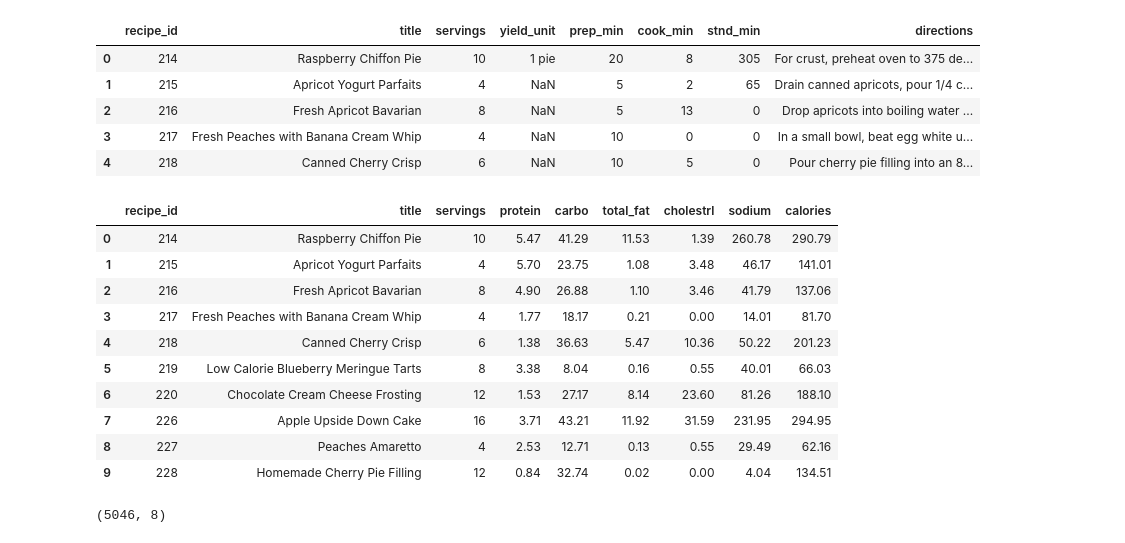
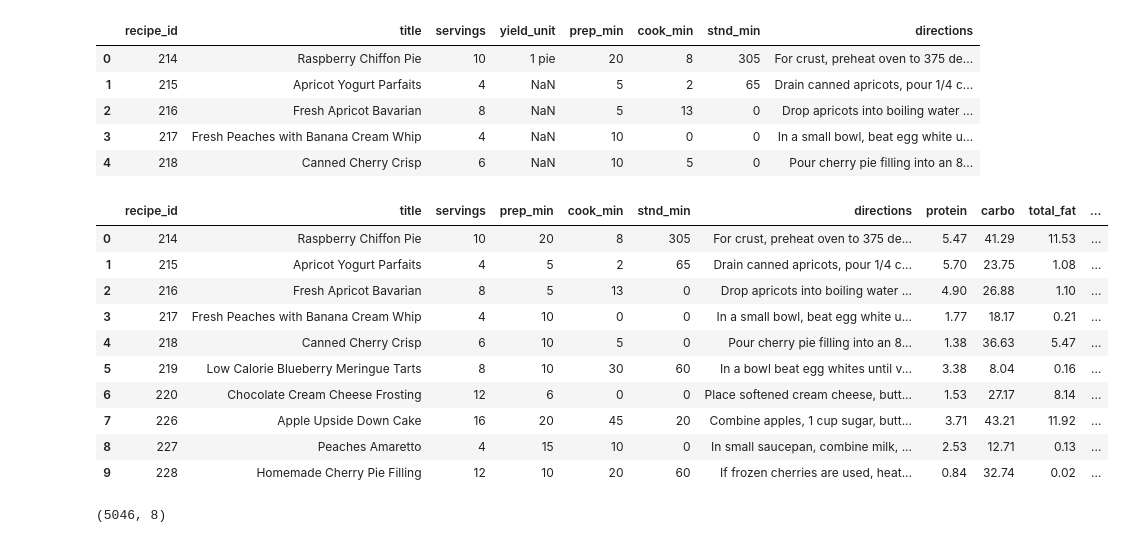
Before and after one commit to razvan286/recipe-recommendation, a Jupyter notebook: dca_RecipeRecommendation.ipynb, the cells around one changed output. Cells and saved outputs as stored; diff of their text form; code cells hidden in the pictures.

```diff
--- a/RecipeRecommendation.ipynb
+++ b/dca_RecipeRecommendation.ipynb
@@ -264,21 +264,21 @@ df_recipe.head()
 | 3 | 217 | Fresh Peaches with Banana Cream Whip | 4 | NaN | 10 | 0 | 0 | In a small bowl, beat egg white u... |
 | 4 | 218 | Canned Cherry Crisp | 6 | NaN | 10 | 5 | 0 | Pour cherry pie filling into an 8... |
 # %%
-df_recipe_clean = df_recipe.drop(['yield_unit', 'prep_min', 'cook_min', 'stnd_min', 'directions'], axis=1)
+df_recipe_clean = df_recipe.drop(['yield_unit'], axis=1)
 df_recipe_nutrients_clean = pd.merge(df_recipe_clean, df_nutrition_healthy, on='recipe_id', how='inner')
 df_recipe_nutrients_clean.head(10)
 # %% [output]
-|  | recipe_id | title | servings | protein | carbo | total_fat | cholestrl | sodium | calories |
-| 0 | 214 | Raspberry Chiffon Pie | 10 | 5.47 | 41.29 | 11.53 | 1.39 | 260.78 | 290.79 |
-| 1 | 215 | Apricot Yogurt Parfaits | 4 | 5.70 | 23.75 | 1.08 | 3.48 | 46.17 | 141.01 |
-| 2 | 216 | Fresh Apricot Bavarian | 8 | 4.90 | 26.88 | 1.10 | 3.46 | 41.79 | 137.06 |
-| 3 | 217 | Fresh Peaches with Banana Cream Whip | 4 | 1.77 | 18.17 | 0.21 | 0.00 | 14.01 | 81.70 |
-| 4 | 218 | Canned Cherry Crisp | 6 | 1.38 | 36.63 | 5.47 | 10.36 | 50.22 | 201.23 |
-| 5 | 219 | Low Calorie Blueberry Meringue Tarts | 8 | 3.38 | 8.04 | 0.16 | 0.55 | 40.01 | 66.03 |
-| 6 | 220 | Chocolate Cream Cheese Frosting | 12 | 1.53 | 27.17 | 8.14 | 23.60 | 81.26 | 188.10 |
-| 7 | 226 | Apple Upside Down Cake | 16 | 3.71 | 43.21 | 11.92 | 31.59 | 231.95 | 294.95 |
-| 8 | 227 | Peaches Amaretto | 4 | 2.53 | 12.71 | 0.13 | 0.55 | 29.49 | 62.16 |
-| 9 | 228 | Homemade Cherry Pie Filling | 12 | 0.84 | 32.74 | 0.02 | 0.00 | 4.04 | 134.51 |
+|  | recipe_id | title | servings | prep_min | cook_min | stnd_min | directions | protein | carbo | total_fat | ... |
+| 0 | 214 | Raspberry Chiffon Pie | 10 | 20 | 8 | 305 | For crust, preheat oven to 375 de... | 5.47 | 41.29 | 11.53 | ... |
+| 1 | 215 | Apricot Yogurt Parfaits | 4 | 5 | 2 | 65 | Drain canned apricots, pour 1/4 c... | 5.70 | 23.75 | 1.08 | ... |
+| 2 | 216 | Fresh Apricot Bavarian | 8 | 5 | 13 | 0 | Drop apricots into boiling water ... | 4.90 | 26.88 | 1.10 | ... |
+| 3 | 217 | Fresh Peaches with Banana Cream Whip | 4 | 10 | 0 | 0 | In a small bowl, beat egg white u... | 1.77 | 18.17 | 0.21 | ... |
+| 4 | 218 | Canned Cherry Crisp | 6 | 10 | 5 | 0 | Pour cherry pie filling into an 8... | 1.38 | 36.63 | 5.47 | ... |
+| 5 | 219 | Low Calorie Blueberry Meringue Tarts | 8 | 10 | 30 | 60 | In a bowl beat egg whites until v... | 3.38 | 8.04 | 0.16 | ... |
+| 6 | 220 | Chocolate Cream Cheese Frosting | 12 | 6 | 0 | 0 | Place softened cream cheese, butt... | 1.53 | 27.17 | 8.14 | ... |
+| 7 | 226 | Apple Upside Down Cake | 16 | 20 | 45 | 20 | Combine apples, 1 cup sugar, butt... | 3.71 | 43.21 | 11.92 | ... |
+| 8 | 227 | Peaches Amaretto | 4 | 15 | 10 | 0 | In small saucepan, combine milk, ... | 2.53 | 12.71 | 0.13 | ... |
+| 9 | 228 | Homemade Cherry Pie Filling | 12 | 10 | 20 | 60 | If frozen cherries are used, heat... | 0.84 | 32.74 | 0.02 | ... |
 # %%
 df_quantity_ingredient.shape
 # %% [output]
```
Also changed, not shown: parts of 10 cells of this notebook, 4 other files.
